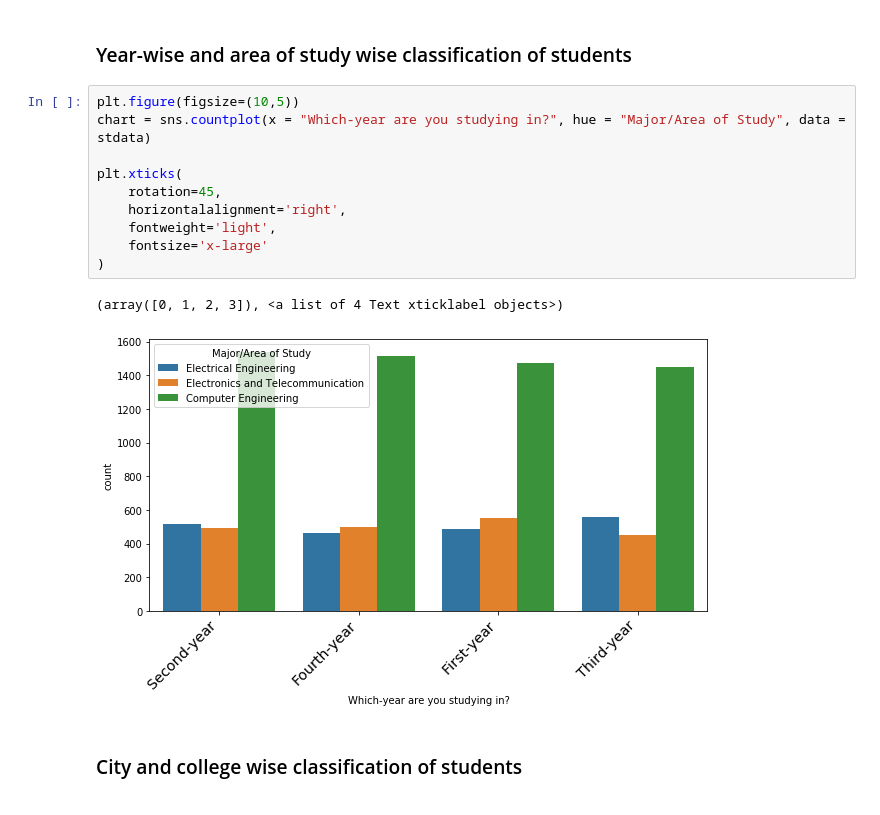
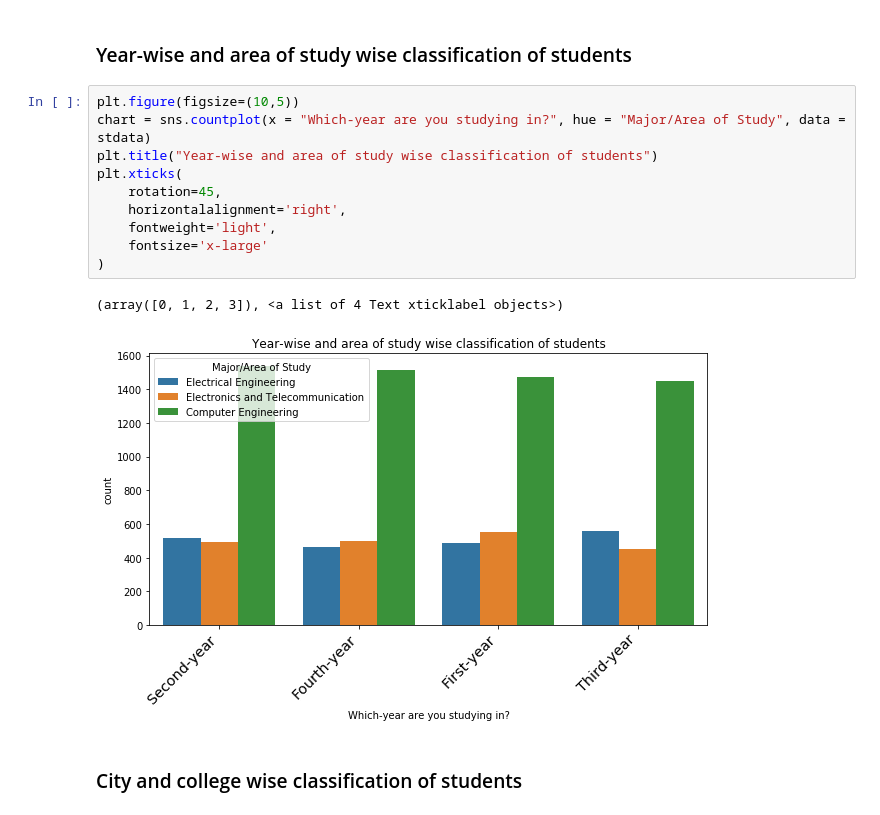
Before and after one commit to patilvaibhav12/Application-classifier1, a Jupyter notebook: students.ipynb, the cells around one changed output. Cells and saved outputs as stored; diff of their text form.

```diff
--- a/students.ipynb
+++ b/students.ipynb
@@ -59,16 +59,16 @@ plt.xticks(
 # %%
 plt.figure(figsize=(10,5))
 chart = sns.countplot(x = "Which-year are you studying in?", hue = "Major/Area of Study", data = stdata)
-
+plt.title("Year-wise and area of study wise classification of students")
 plt.xticks(
     rotation=45,
     horizontalalignment='right',
     fontweight='light',
     fontsize='x-large'
 )
 # %% [output]
 (array([0, 1, 2, 3]), <a list of 4 Text xticklabel objects>)
-[figure, old version]
+[figure, new version]
 # %% [markdown]
 ### City and college wise classification of students
 # %%
```
Also changed, not shown: parts of 9 cells of this notebook.
